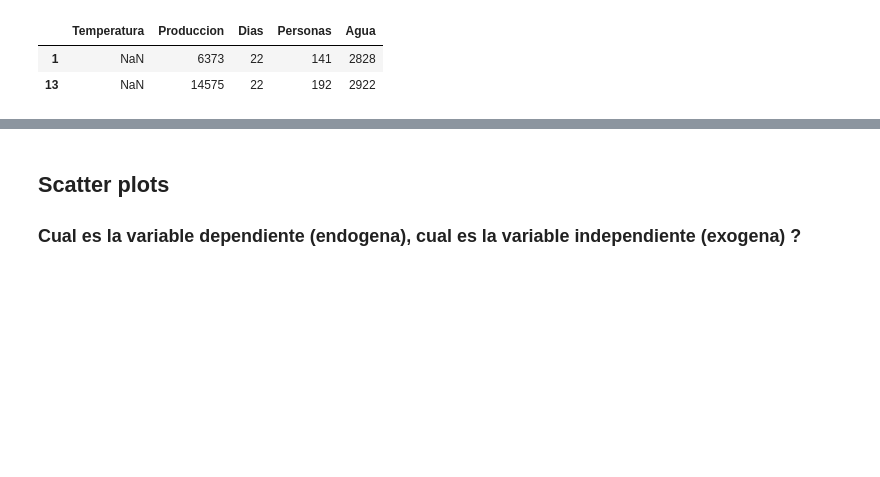
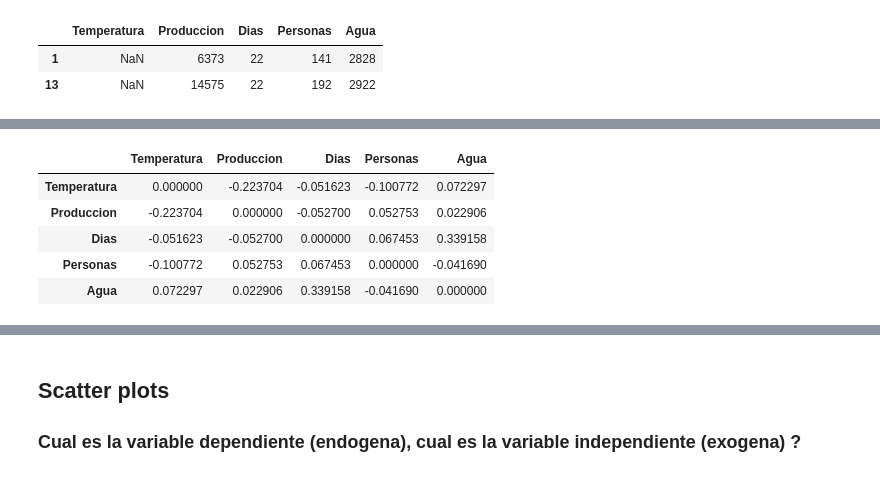
Before and after one commit to cientificas-de-datos/2019BWB, a Jupyter notebook: Regresion.ipynb, the cells around one changed output, grey strips where cells are left out. Saved outputs shown, nothing was run; the diff lists cells and outputs as text; code cells hidden in the pictures; blank space fills up the shorter version.

```diff
--- a/Regresion.ipynb
+++ b/Regresion.ipynb
@@ -136,0 +158,9 @@ dataNullDf
+# %%
+pearson - spearman
+# %% [output]
+|  | Temperatura | Produccion | Dias | Personas | Agua |
+| Temperatura | 0.000000 | -0.223704 | -0.051623 | -0.100772 | 0.072297 |
+| Produccion | -0.223704 | 0.000000 | -0.052700 | 0.052753 | 0.022906 |
+| Dias | -0.051623 | -0.052700 | 0.000000 | 0.067453 | 0.339158 |
+| Personas | -0.100772 | 0.052753 | 0.067453 | 0.000000 | -0.041690 |
+| Agua | 0.072297 | 0.022906 | 0.339158 | -0.041690 | 0.000000 |
```
Also changed, not shown: parts of 4 cells of this notebook.
